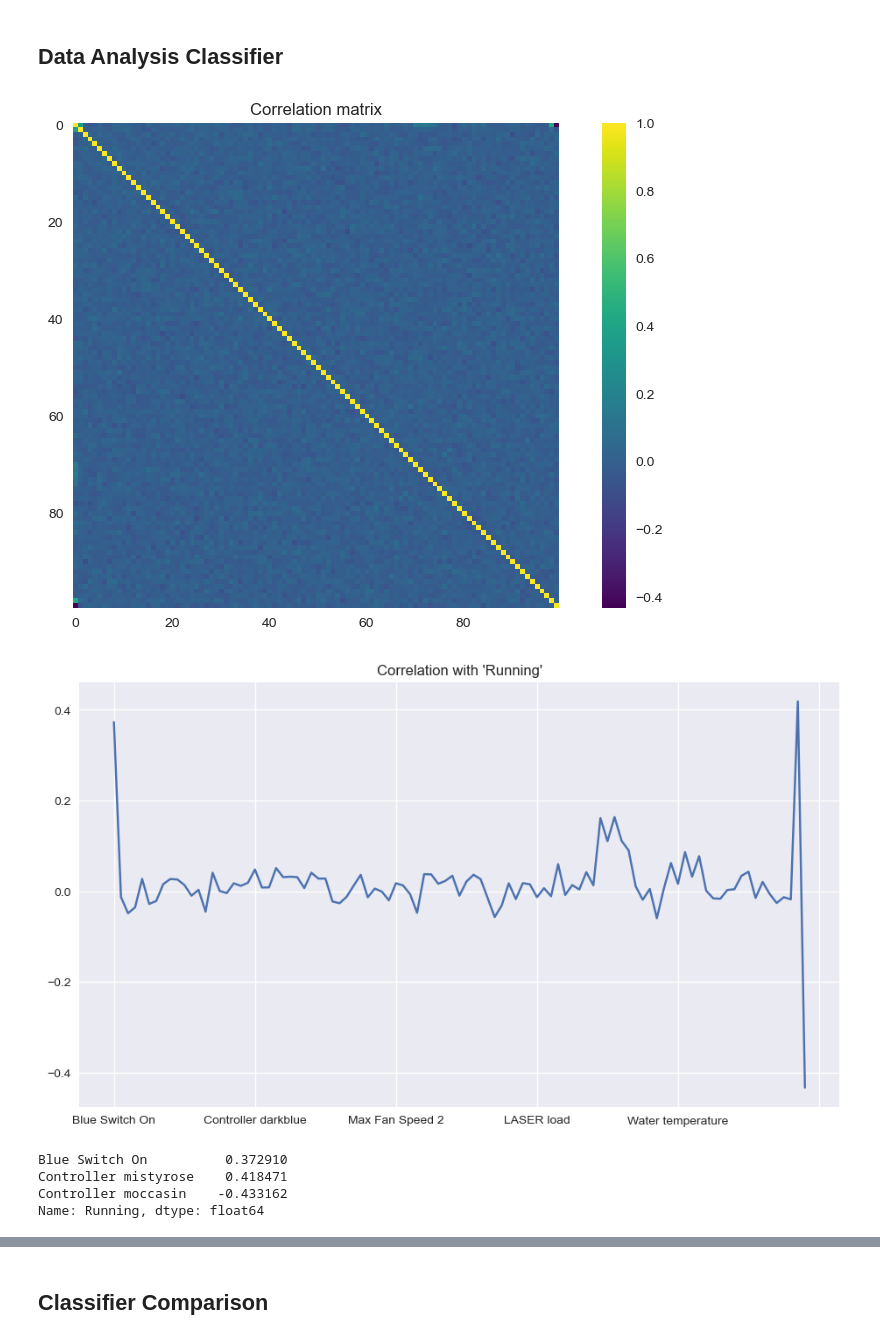
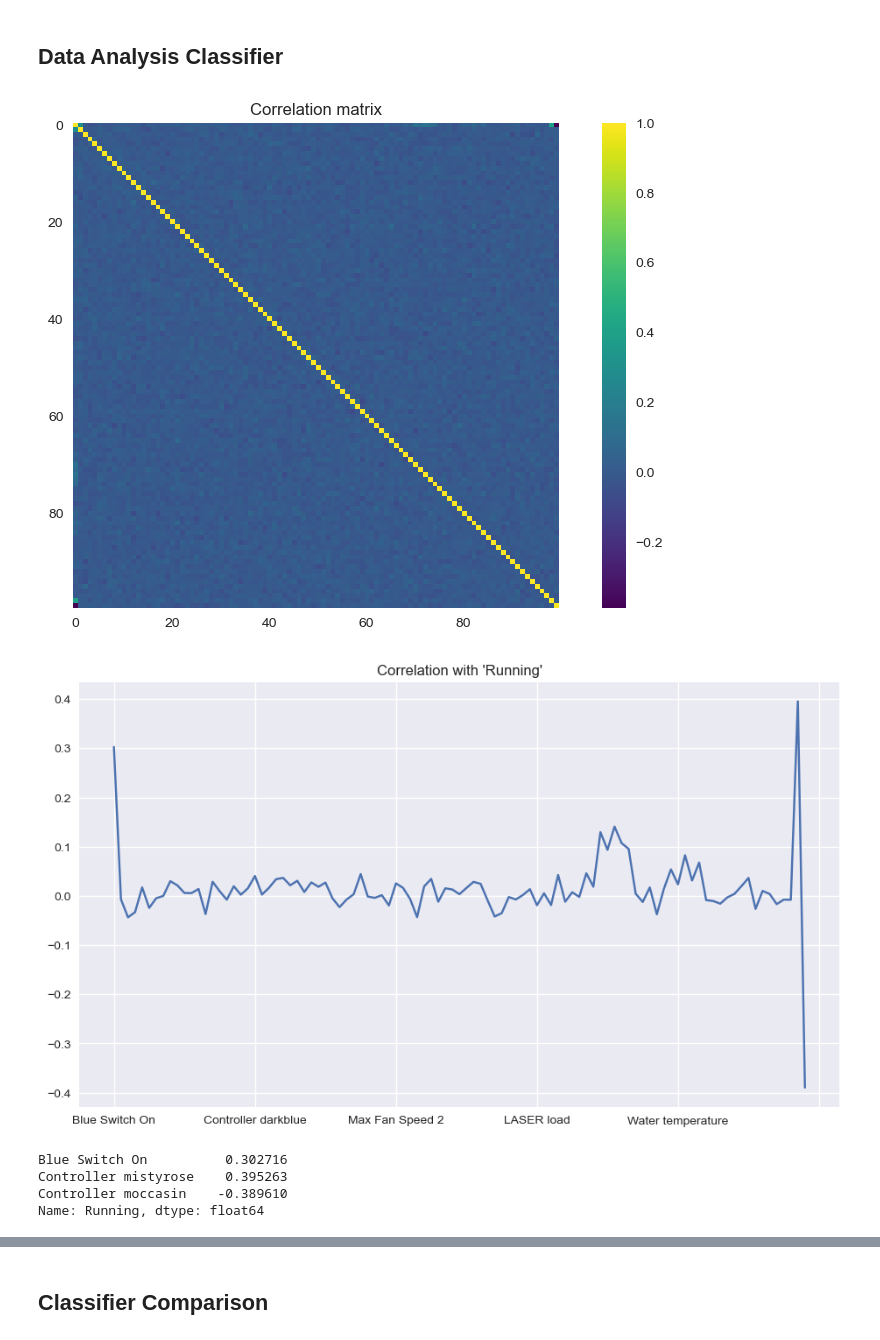
Before and after one commit to maxstollmayer/ML-Challenges, a Jupyter notebook: Challenge-1/Main Notebook.ipynb, the cells around one changed output, grey strips where cells are left out. Cells and saved outputs as stored; diff of their text form; code cells hidden in the pictures.

```diff
--- a/Challenge-1/Main Notebook.ipynb
+++ b/Challenge-1/Main Notebook.ipynb
@@ -61,8 +73,10 @@ plt.show()
 # %% [markdown]
 ## Data Cleanup
 # %%
-binaryCols = "Running", "Blue Switch On", "User had coffee", "Controller lightgoldenrodyellow", "Controller lightgray", "Controller lightgreen", "Cruise control", "Voltage main", "Voltage secondary", "Counterweight", "Second Counterweight", "Smoke formation", "Bending of test plate"
-nonnegativeCols = "CPU Temperature", "Time since restart"
+binaryCols = ["Running", "Blue Switch On", "User had coffee", "Controller lightgoldenrodyellow", "Controller lightgray",
+              "Controller lightgreen", "Cruise control", "Voltage main", "Voltage secondary", "Counterweight",
+              "Second Counterweight", "Smoke formation", "Bending of test plate"]
+nonnegativeCols = ["CPU Temperature", "Time since restart"]
 intervalCols = trainData.columns.difference(binaryCols).difference(nonnegativeCols) # every other column
 
 for col in binaryCols:
@@ -132,8 +176,8 @@ plt.show()
 # %%
 copyAmount = cleanData.shape[0] - 2 * cleanData[cleanData["Running"] == 1].shape[0]
-balancedData = cleanData.append(cleanData[cleanData["Running"] == 1].sample(copyAmount, replace=True))
-balancedData.reset_index(drop=True, inplace=True)
-balancedData["Running"].value_counts().plot(kind="pie", labels=["Not running", "Running"], label="", autopct="%0.1f%%")
+oversampledData = cleanData.append(cleanData[cleanData["Running"] == 1].sample(copyAmount, replace=True)).reset_index(drop=True)
+
+oversampledData["Running"].value_counts().plot(kind="pie", labels=["Not running", "Running"], label="", autopct="%0.1f%%")
 plt.show()
 # %% [output]
 [figure]
@@ -155,24 +200,24 @@ np.savetxt("balanced_test_labels.csv", testY, delimiter=',')
 # %% [markdown]
 ## Data Analysis Classifier
 # %%
-plt.imshow(balancedData.corr(), cmap="viridis", aspect="equal")
+plt.imshow(cleanData.corr(), cmap="viridis", aspect="equal")
 plt.colorbar()
 plt.grid(False)
 plt.title("Correlation matrix")
 plt.show()
 
-balancedData.corr()["Running"][1:].plot()
+cleanData.corr()["Running"][1:].plot()
 plt.title("Correlation with 'Running'")
 plt.show()
 # %% [output]
-[figure, old version]
+[figure, new version]
-[figure, old version]
+[figure, new version]
 # %%
-corrCols = balancedData.loc[:, balancedData.corr()["Running"].abs() > 0.2].columns[1:]
-balancedData.corr()["Running"][corrCols]
+corrCols = cleanData.loc[:, cleanData.corr()["Running"].abs() > 0.2].columns[1:]
+cleanData.corr()["Running"][corrCols]
 # %% [output]
-Blue Switch On          0.372910
-Controller mistyrose    0.418471
-Controller moccasin    -0.433162
+Blue Switch On          0.302716
+Controller mistyrose    0.395263
+Controller moccasin    -0.389610
 Name: Running, dtype: float64
 # %%
```
Also changed, not shown: parts of 29 cells of this notebook, 12 other files.
